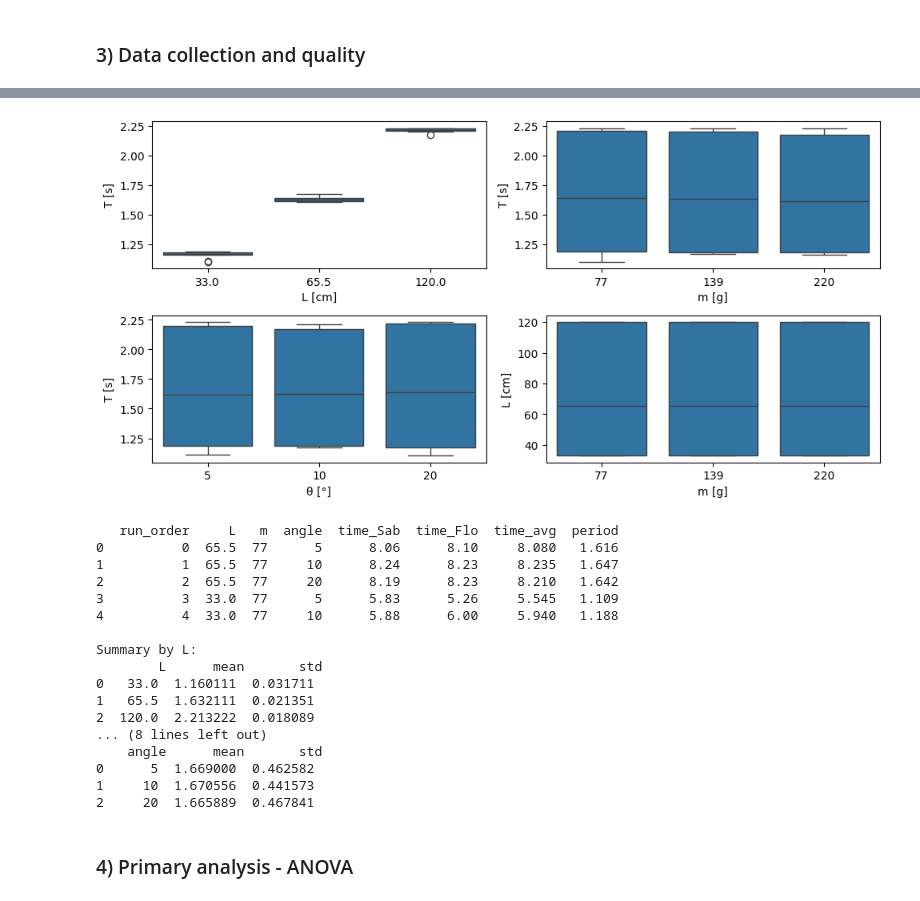
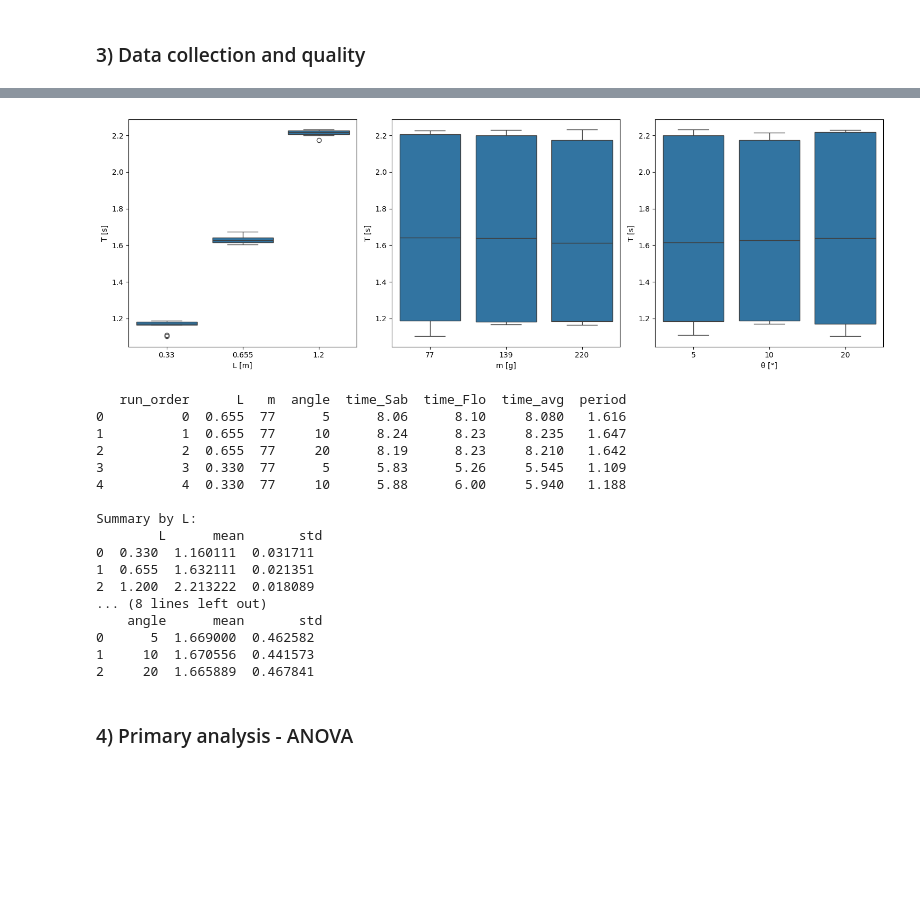
Before and after one commit to VojtasekP/NAEX-pendulum, a Jupyter notebook: 01naex_hw01_pendulum.ipynb, the cells around one changed output, grey strips where cells are left out. Drawn from its saved outputs; the diff is of its cells as text; code cells hidden in the pictures; blank space fills up the shorter version.

```diff
--- a/01naex_hw01_pendulum.ipynb
+++ b/01naex_hw01_pendulum.ipynb
@@ -123,33 +216,31 @@ min     33.000000   77.000000   5.000000   5.690000   5.260000   5.515000
 max     2.231000
 # %%
 T = data['period']
+data['L'] = data['L']/100
 L= data['L']
 m = data['m']
 θ = data['angle']
 # %%
 import seaborn as sns
 import matplotlib.pyplot as plt
-fig, axes = plt.subplots(2, 2, figsize=(10, 5))
-sns.boxplot(x=L, y=T, ax=axes[0, 0])
-axes[0,0].set_xlabel("L [cm]")
-axes[0,0].set_ylabel("T [s]")
+fig, axes = plt.subplots(1, 3, figsize=(15, 5))
+sns.boxplot(x=L, y=T, ax=axes[0])
+axes[0].set_xlabel("L [m]")
+axes[0].set_ylabel("T [s]")
 
-sns.boxplot(x=m, y=T, ax=axes[0,1])
-axes[0,1].set_xlabel("m [g]")
-axes[0,1].set_ylabel("T [s]")
+sns.boxplot(x=m, y=T, ax=axes[1])
+axes[1].set_xlabel("m [g]")
+axes[1].set_ylabel("T [s]")
 
-sns.boxplot(x=θ, y=T, ax=axes[1, 0])
-axes[1,0].set_xlabel("θ [°]")
-axes[1,0].set_ylabel("T [s]")
+sns.boxplot(x=θ, y=T, ax=axes[2])
+axes[2].set_xlabel("θ [°]")
+axes[2].set_ylabel("T [s]")
 
-sns.boxplot(x=m, y=L, ax=axes[1,1])
-axes[1,1].set_xlabel("m [g]")
-axes[1,1].set_ylabel("L [cm]")
 
 plt.tight_layout()
 plt.show()
 # %% [output]
-[figure, old version]
+[figure, new version]
 # %%
 import pandas as pd
 import statsmodels.api as sm
@@ -173,18 +264,18 @@ print("\nSummary by L:\n", summary_L)
 print("\nSummary by m:\n", summary_m)
 print("\nSummary by θ:\n", summary_theta)
 # %% [output]
-   run_order     L   m  angle  time_Sab  time_Flo  time_avg  period
-0          0  65.5  77      5      8.06      8.10     8.080   1.616
-1          1  65.5  77     10      8.24      8.23     8.235   1.647
-2          2  65.5  77     20      8.19      8.23     8.210   1.642
-3          3  33.0  77      5      5.83      5.26     5.545   1.109
-4          4  33.0  77     10      5.88      6.00     5.940   1.188
+   run_order      L   m  angle  time_Sab  time_Flo  time_avg  period
+0          0  0.655  77      5      8.06      8.10     8.080   1.616
+1          1  0.655  77     10      8.24      8.23     8.235   1.647
+2          2  0.655  77     20      8.19      8.23     8.210   1.642
+3          3  0.330  77      5      5.83      5.26     5.545   1.109
+4          4  0.330  77     10      5.88      6.00     5.940   1.188
 
 Summary by L:
         L      mean       std
-0   33.0  1.160111  0.031711
-1   65.5  1.632111  0.021351
-2  120.0  2.213222  0.018089
+0  0.330  1.160111  0.031711
+1  0.655  1.632111  0.021351
+2  1.200  2.213222  0.018089
 ... (8 lines left out)
     angle      mean       std
 0      5  1.669000  0.462582
```
Also changed, not shown: parts of 30 cells of this notebook.
